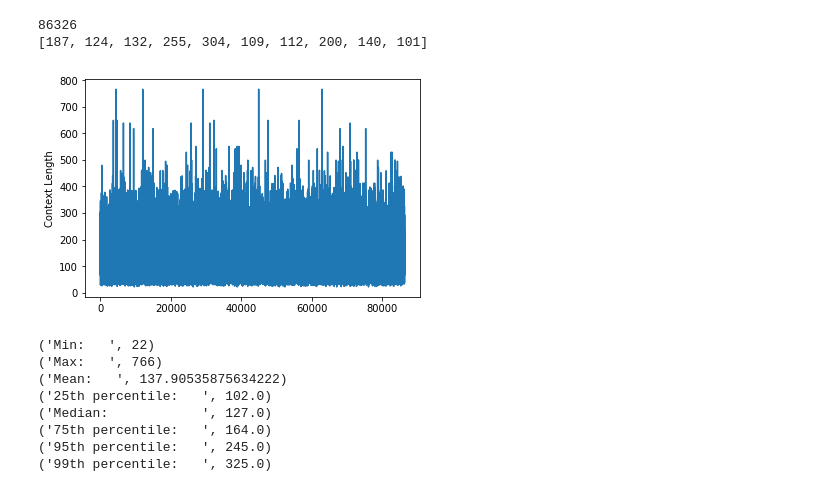
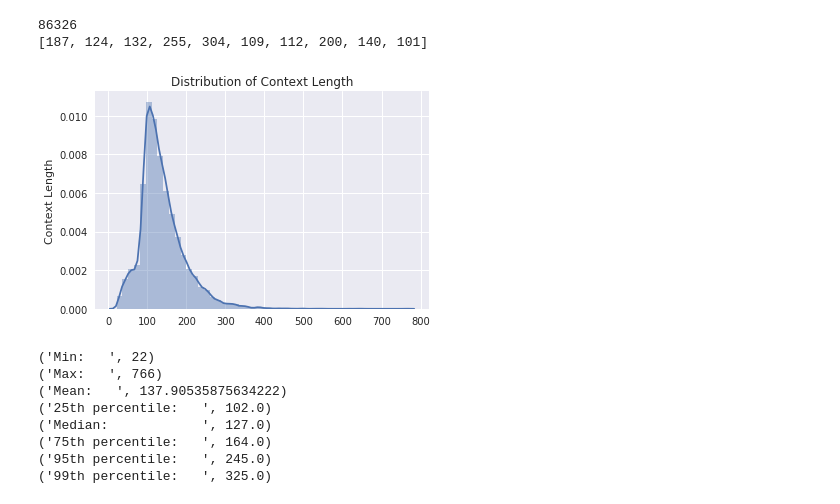
Before and after one commit to priya-dwivedi/cs224n-Squad-Project, a Jupyter notebook: analysis_data_length.ipynb, the cells around one changed output. Cells and saved outputs as stored; diff of their text form; code cells hidden in the pictures.

```diff
--- a/analysis_data_length.ipynb
+++ b/analysis_data_length.ipynb
@@ -27,12 +27,19 @@ print(context_len[:10])
 # %%
 import matplotlib.pyplot as plt
 %matplotlib inline
+import seaborn as sns
+sns.set(color_codes=True)
+ax = sns.distplot(context_len)
+ax.set_title('Distribution of Context Length')
+ax.set_ylabel('Context Length')
+plt.savefig('context_length.png')
+plt.show()
 
-plt.plot(context_len)
-plt.ylabel('Context Length')
-plt.show()
+# plt.plot(context_len)
+# plt.ylabel('Context Length')
+# plt.show()
 # %% [output]
-[figure, old version]
+[figure, new version]
 # %%
 context_array = np.array(context_len)
 
```
Also changed, not shown: parts of 10 cells of this notebook, 18 other files.
